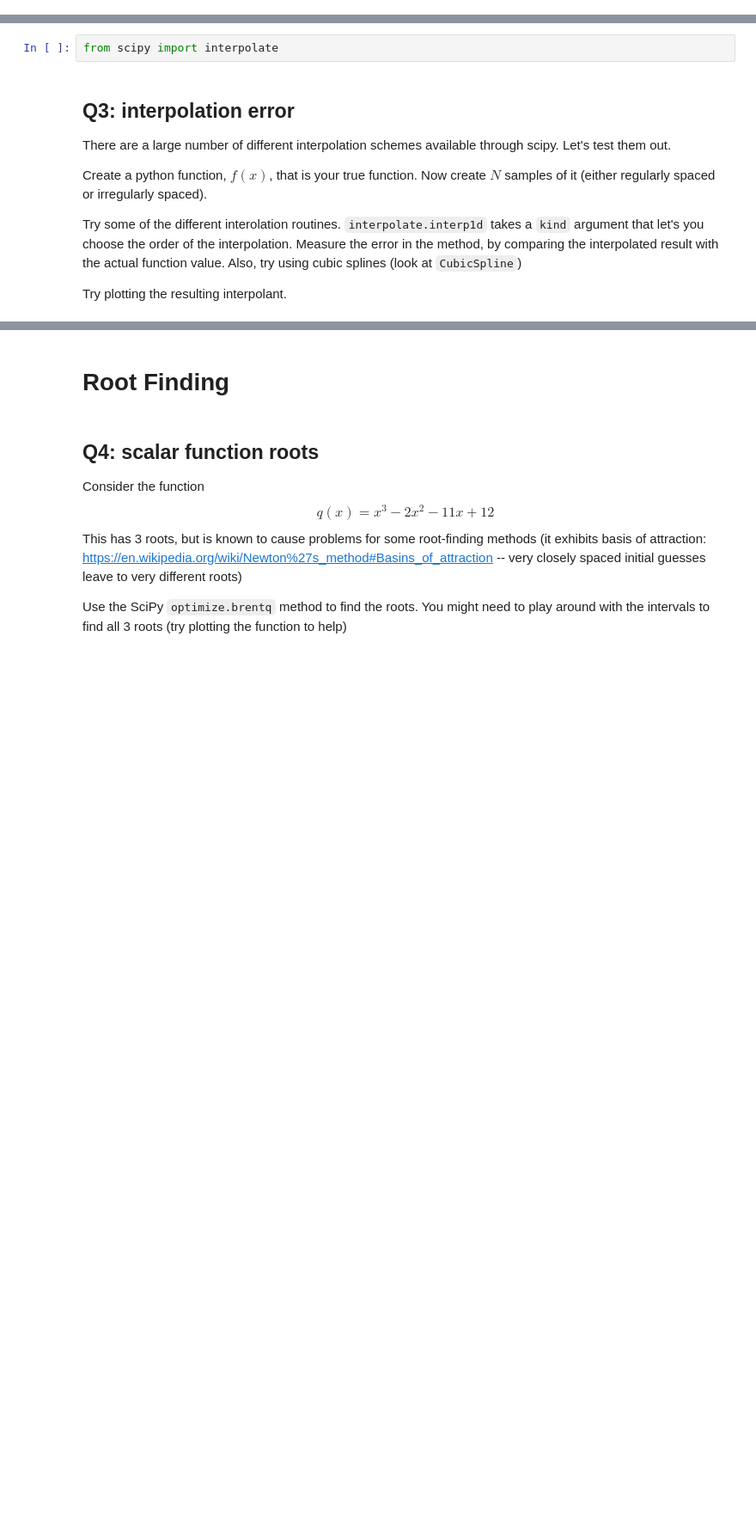
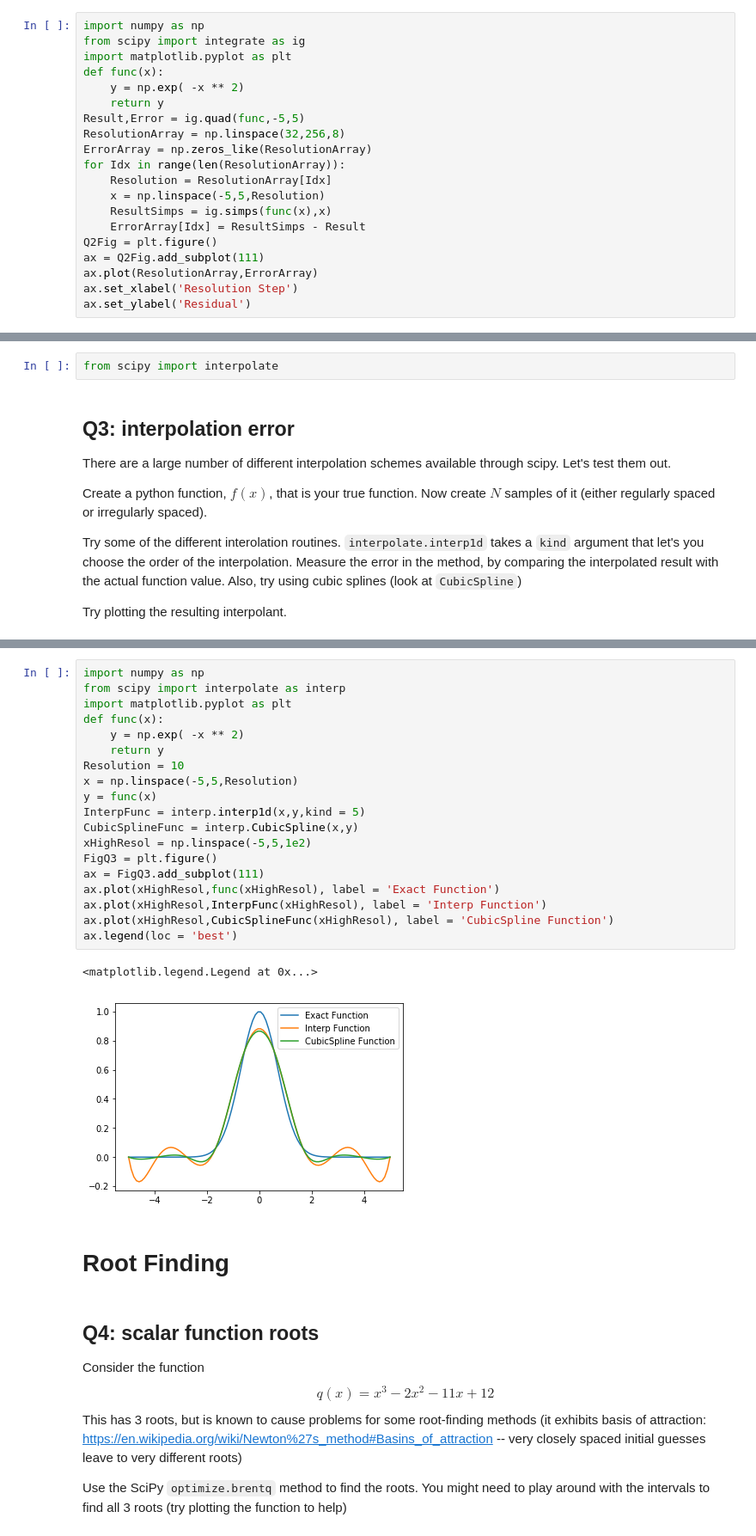
Before and after one commit to marivifs-teaching/python-class, a Jupyter notebook: lectures/05-scipy/scipy-exercises.ipynb, the cells around one changed output, grey strips where cells are left out. Shown at 86% size. Cells and saved outputs as stored; diff of their text form; blank space fills up the shorter version.

```diff
--- a/lectures/05-scipy/scipy-exercises.ipynb
+++ b/lectures/05-scipy/scipy-exercises.ipynb
@@ -57,3 +67,23 @@ plt.plot(grid,Err)
+# %%
+import numpy as np
+from scipy import integrate as ig
+import matplotlib.pyplot as plt
+def func(x):
+    y = np.exp( -x ** 2)
+    return y
+Result,Error = ig.quad(func,-5,5)
+ResolutionArray = np.linspace(32,256,8)
+ErrorArray = np.zeros_like(ResolutionArray)
+for Idx in range(len(ResolutionArray)):
+    Resolution = ResolutionArray[Idx]
+    x = np.linspace(-5,5,Resolution)
+    ResultSimps = ig.simps(func(x),x)
+    ErrorArray[Idx] = ResultSimps - Result
+Q2Fig = plt.figure()
+ax = Q2Fig.add_subplot(111)
+ax.plot(ResolutionArray,ErrorArray)
+ax.set_xlabel('Resolution Step')
+ax.set_ylabel('Residual')
 # %% [markdown]
 # Interpolation
 # %%
@@ -97,3 +127,25 @@ plt.legend(frameon=False, loc="best")
+# %%
+import numpy as np
+from scipy import interpolate as interp
+import matplotlib.pyplot as plt
+def func(x):
+    y = np.exp( -x ** 2)
+    return y
+Resolution = 10
+x = np.linspace(-5,5,Resolution)
+y = func(x)
+InterpFunc = interp.interp1d(x,y,kind = 5)
+CubicSplineFunc = interp.CubicSpline(x,y)
+xHighResol = np.linspace(-5,5,1e2)
+FigQ3 = plt.figure()
+ax = FigQ3.add_subplot(111)
+ax.plot(xHighResol,func(xHighResol), label = 'Exact Function')
+ax.plot(xHighResol,InterpFunc(xHighResol), label = 'Interp Function')
+ax.plot(xHighResol,CubicSplineFunc(xHighResol), label = 'CubicSpline Function')
+ax.legend(loc = 'best')
+# %% [output]
+<matplotlib.legend.Legend at 0x...>
+[figure, added]
 # %% [markdown]
 # Root Finding
 # %% [markdown]
```
Also changed, not shown: parts of 5 cells of this notebook, 4 other files.
